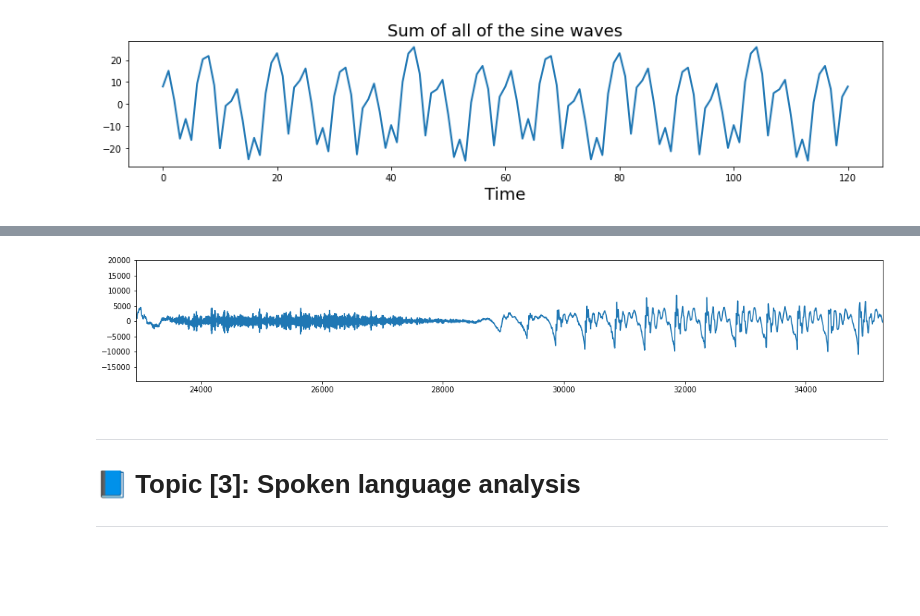
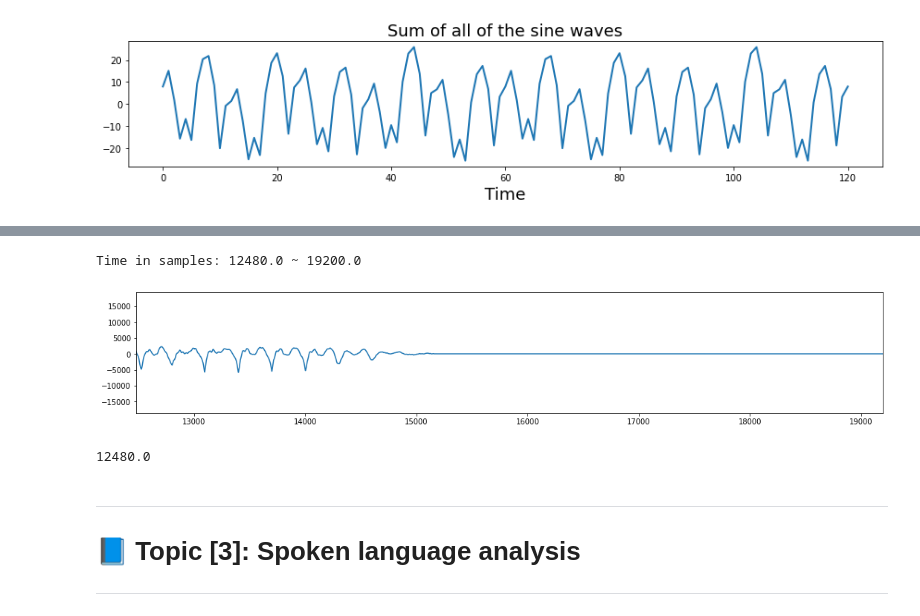
Before and after one commit to MK316/workshops, a Jupyter notebook: 20230126_yonsei/ILIS_139th_Part1.ipynb, the cells around one changed output, grey strips where cells are left out. Drawn from its saved outputs; the diff is of its cells as text; code cells hidden in the pictures; blank space fills up the shorter version.

```diff
--- a/20230126_yonsei/ILIS_139th_Part1.ipynb
+++ b/20230126_yonsei/ILIS_139th_Part1.ipynb
@@ -344,25 +355,36 @@ Text(0.5, 0, 'Time')
 # %%
 #@markdown 🔄 Real speech audio: Zoom in the waveform (0.52~0.8 seconds = 23000 ~ 35000 samples)
 import matplotlib.pyplot as plt
 from scipy.io import wavfile
 
 # Read the waveform data
 rate, data = wavfile.read('/content/sample.wav')
 
 # Plot the waveform
 fig, ax = plt.subplots(figsize = (18,3))
 
 ax.plot(data)
 
 # Set the x-axis limits to zoom in on a specific time period
 start_time = 0.52 # start time in seconds
 end_time = 0.8 # end time in seconds
+
+st = float(start_time)
+et = float(end_time)
+stsam = (24000*(st*1000)/1000)
+etsam = (24000*(et*1000)/1000)
+
 ax.set_xlim(start_time * rate, end_time * rate)
 
-
+print("Time in samples: {} ~ {}".format(stsam, etsam))
 plt.show()
 # %% [output]
+Time in samples: 12480.0 ~ 19200.0
-[figure, old version]
+[figure, new version]
+# %%
+(24000*(0.52*1000))/1000
+# %% [output]
+12480.0
 # %% [markdown]
 
 
```
Also changed, not shown: parts of 11 cells of this notebook.
